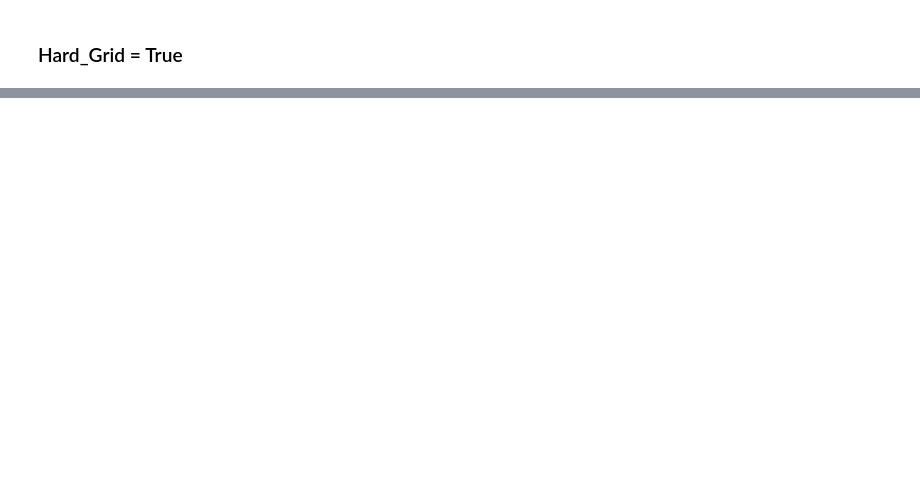
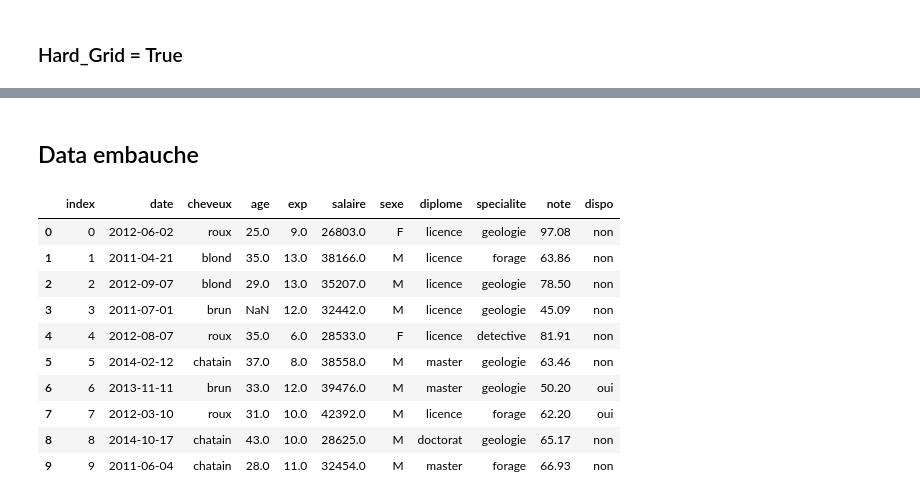
Before and after one commit to jeremycombe/Pipeline, a Jupyter notebook: Tests.ipynb, the cells around one changed output, grey strips where cells are left out. Cells and saved outputs as stored; diff of their text form; code cells hidden in the pictures; blank space fills up the shorter version.

```diff
--- a/Tests.ipynb
+++ b/Tests.ipynb
@@ -607,0 +359,22 @@ clf.best_estim(type_esti='classifier',  # Type of estimator : classifier or regr
+# %% [markdown]
+## Data embauche
+# %%
+Train = pd.read_csv(r"C:\Users\jecombe\OneDrive - Capgemini\Notebooks\data.csv", sep = ',', index_col = 0)
+Target = pd.DataFrame()
+
+Target['embauche'] = Train['embauche']
+Train.drop(['embauche'], axis = 1, inplace = True)
+# %%
+Train.head(10)
+# %% [output]
+|  | index | date | cheveux | age | exp | salaire | sexe | diplome | specialite | note | dispo |
+| 0 | 0 | 2012-06-02 | roux | 25.0 | 9.0 | 26803.0 | F | licence | geologie | 97.08 | non |
+| 1 | 1 | 2011-04-21 | blond | 35.0 | 13.0 | 38166.0 | M | licence | forage | 63.86 | non |
+| 2 | 2 | 2012-09-07 | blond | 29.0 | 13.0 | 35207.0 | M | licence | geologie | 78.50 | non |
+| 3 | 3 | 2011-07-01 | brun | NaN | 12.0 | 32442.0 | M | licence | geologie | 45.09 | non |
+| 4 | 4 | 2012-08-07 | roux | 35.0 | 6.0 | 28533.0 | F | licence | detective | 81.91 | non |
+| 5 | 5 | 2014-02-12 | chatain | 37.0 | 8.0 | 38558.0 | M | master | geologie | 63.46 | non |
+| 6 | 6 | 2013-11-11 | brun | 33.0 | 12.0 | 39476.0 | M | master | geologie | 50.20 | oui |
+| 7 | 7 | 2012-03-10 | roux | 31.0 | 10.0 | 42392.0 | M | licence | forage | 62.20 | oui |
+| 8 | 8 | 2014-10-17 | chatain | 43.0 | 10.0 | 28625.0 | M | doctorat | geologie | 65.17 | non |
+| 9 | 9 | 2011-06-04 | chatain | 28.0 | 11.0 | 32454.0 | M | master | forage | 66.93 | non |
```
Also changed, not shown: parts of 18 cells of this notebook.
